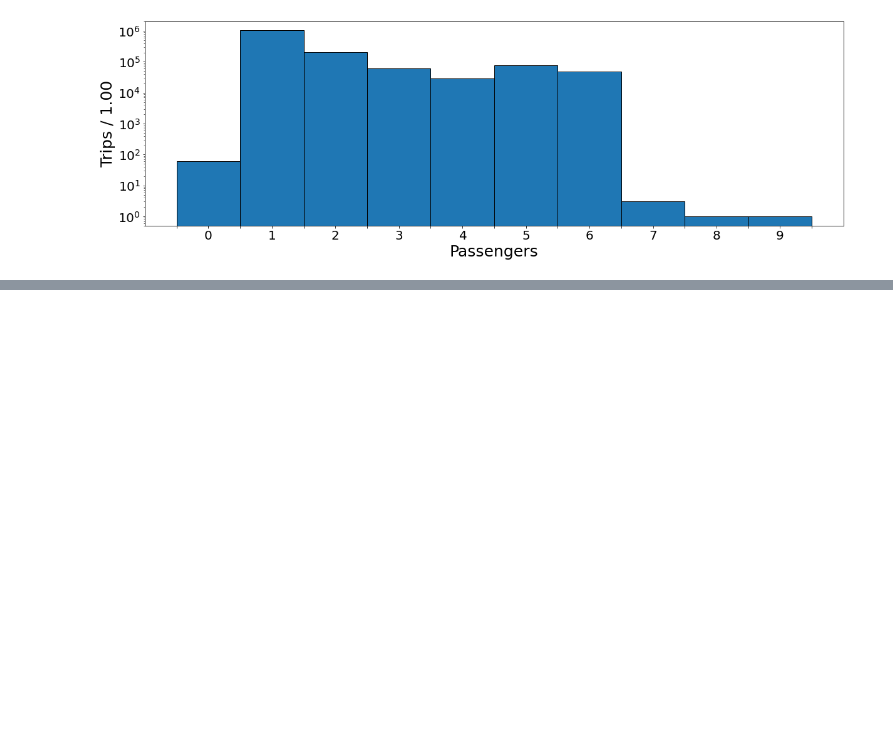
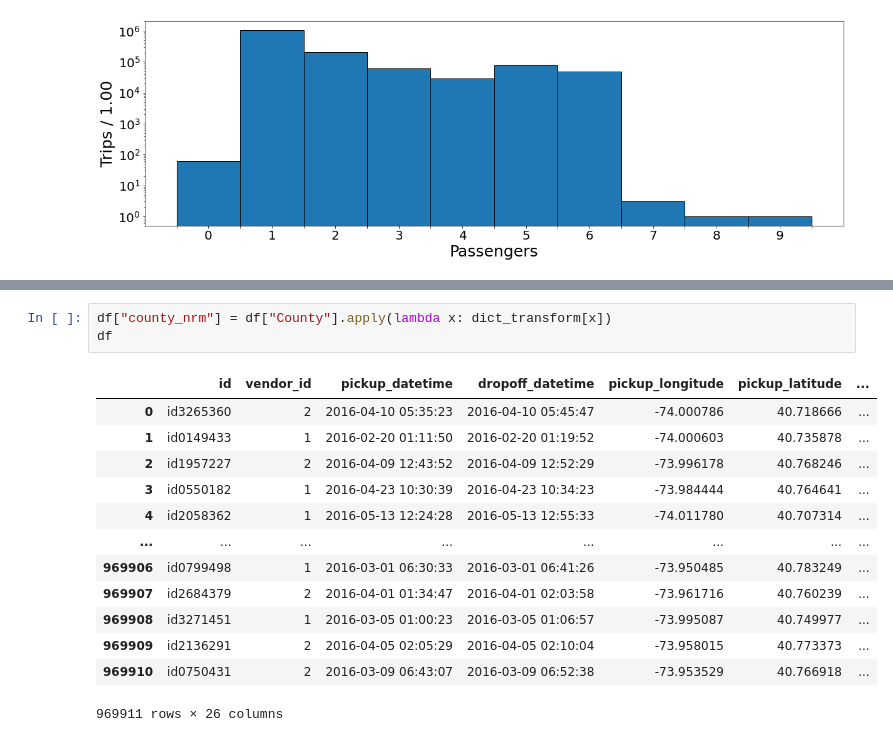
Before and after one commit to Chri1629/aml_project, a Jupyter notebook: codice/preprocessing/Map_plot.ipynb, the cells around one changed output, grey strips where cells are left out. Cells and saved outputs as stored; diff of their text form; blank space fills up the shorter version.

```diff
--- a/codice/preprocessing/Map_plot.ipynb
+++ b/codice/preprocessing/Map_plot.ipynb
@@ -160,0 +205,17 @@ picks
+# %%
+df["county_nrm"] = df["County"].apply(lambda x: dict_transform[x])
+df
+# %% [output]
+|  | id | vendor_id | pickup_datetime | dropoff_datetime | pickup_longitude | pickup_latitude | ... |
+| 0 | id3265360 | 2 | 2016-04-10 05:35:23 | 2016-04-10 05:45:47 | -74.000786 | 40.718666 | ... |
+| 1 | id0149433 | 1 | 2016-02-20 01:11:50 | 2016-02-20 01:19:52 | -74.000603 | 40.735878 | ... |
+| 2 | id1957227 | 2 | 2016-04-09 12:43:52 | 2016-04-09 12:52:29 | -73.996178 | 40.768246 | ... |
+| 3 | id0550182 | 1 | 2016-04-23 10:30:39 | 2016-04-23 10:34:23 | -73.984444 | 40.764641 | ... |
+| 4 | id2058362 | 1 | 2016-05-13 12:24:28 | 2016-05-13 12:55:33 | -74.011780 | 40.707314 | ... |
+| ... | ... | ... | ... | ... | ... | ... | ... |
+| 969906 | id0799498 | 1 | 2016-03-01 06:30:33 | 2016-03-01 06:41:26 | -73.950485 | 40.783249 | ... |
+| 969907 | id2684379 | 2 | 2016-04-01 01:34:47 | 2016-04-01 02:03:58 | -73.961716 | 40.760239 | ... |
+| 969908 | id3271451 | 1 | 2016-03-05 01:00:23 | 2016-03-05 01:06:57 | -73.995087 | 40.749977 | ... |
+| 969909 | id2136291 | 2 | 2016-04-05 02:05:29 | 2016-04-05 02:10:04 | -73.958015 | 40.773373 | ... |
+| 969910 | id0750431 | 2 | 2016-03-09 06:43:07 | 2016-03-09 06:52:38 | -73.953529 | 40.766918 | ... |
+969911 rows × 26 columns
```
Also changed, not shown: parts of 12 cells of this notebook.
